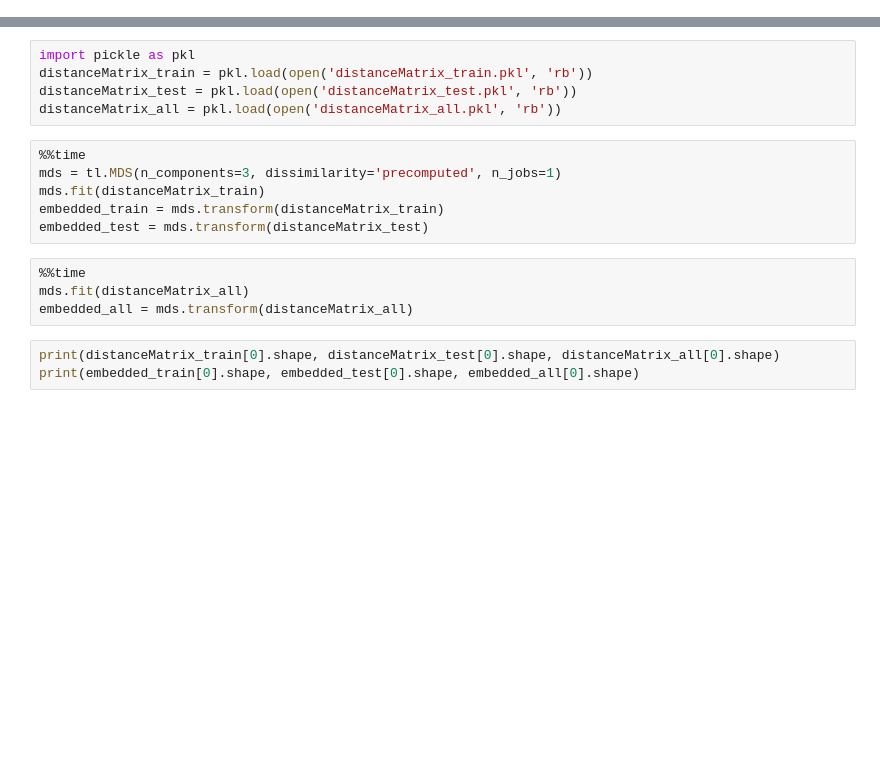
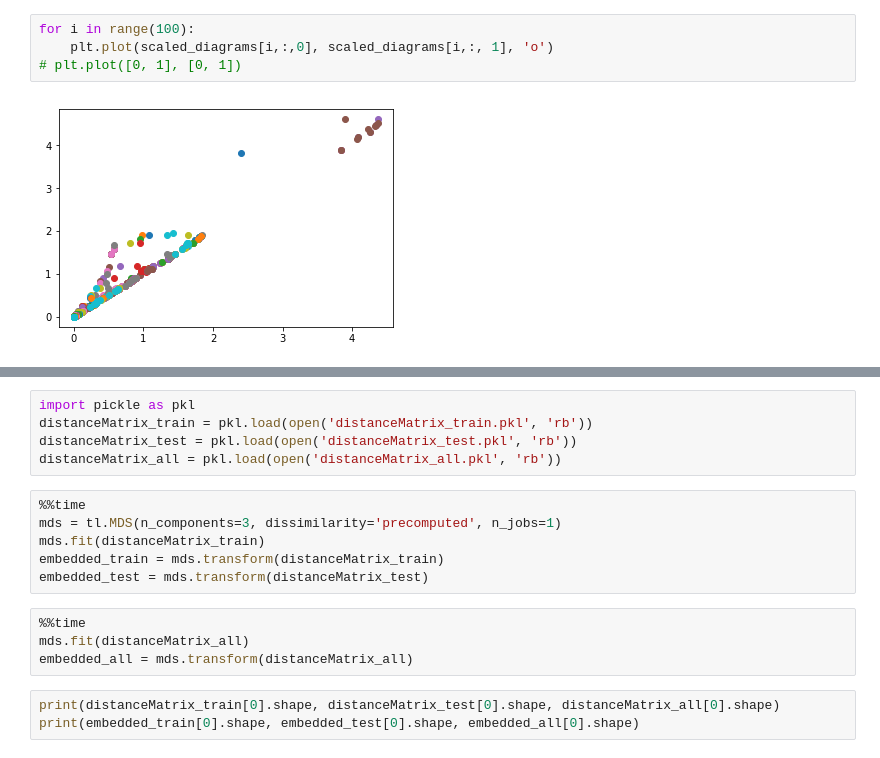
Before and after one commit to giotto-ai/giotto-tda, a Jupyter notebook: examples/3-PersistenceDiagram.ipynb, the cells around one changed output, grey strips where cells are left out. Cells and saved outputs as stored; diff of their text form; blank space fills up the shorter version.

```diff
--- a/examples/3-PersistenceDiagram.ipynb
+++ b/examples/3-PersistenceDiagram.ipynb
@@ -34,0 +61,6 @@ Wall time: 13.7 s
+# %%
+for i in range(100):
+    plt.plot(scaled_diagrams[i,:,0], scaled_diagrams[i,:, 1], 'o')
+# plt.plot([0, 1], [0, 1])
+# %% [output]
+[figure, added]
```
Also changed, not shown: parts of 22 cells of this notebook, 2 other files.
